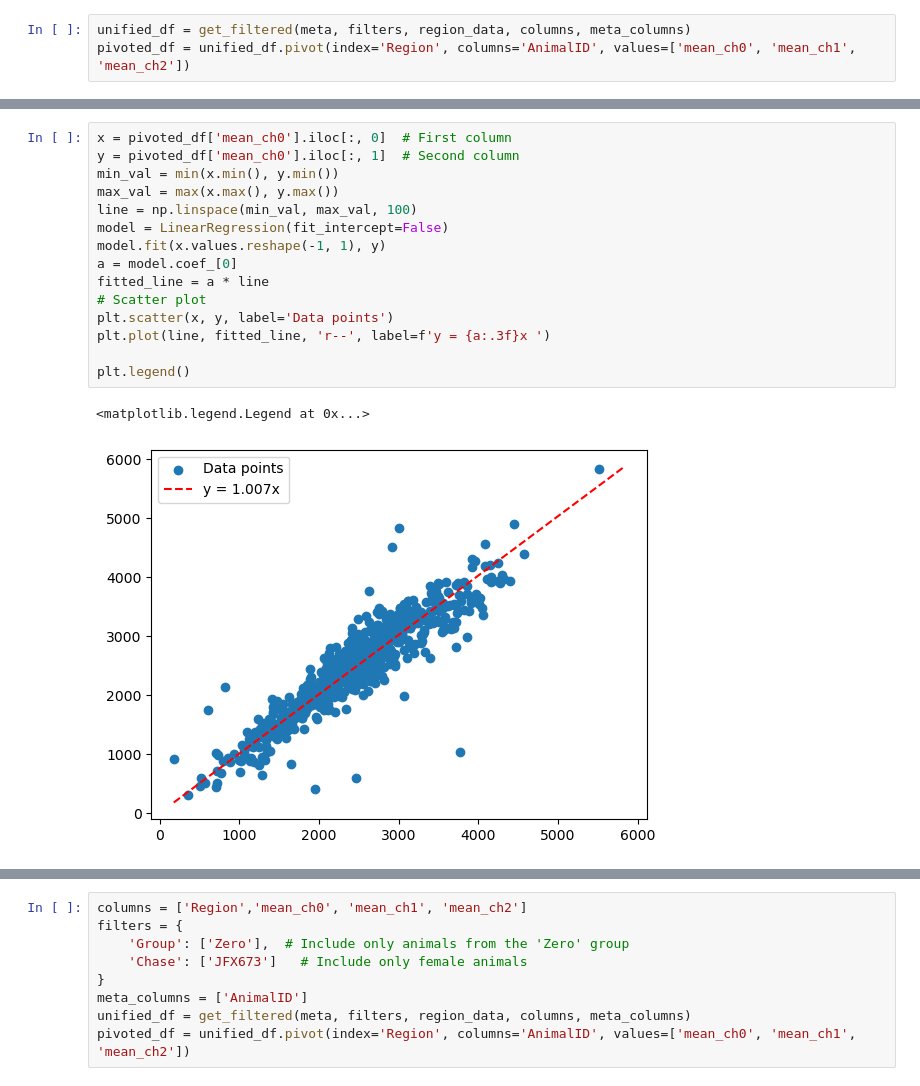
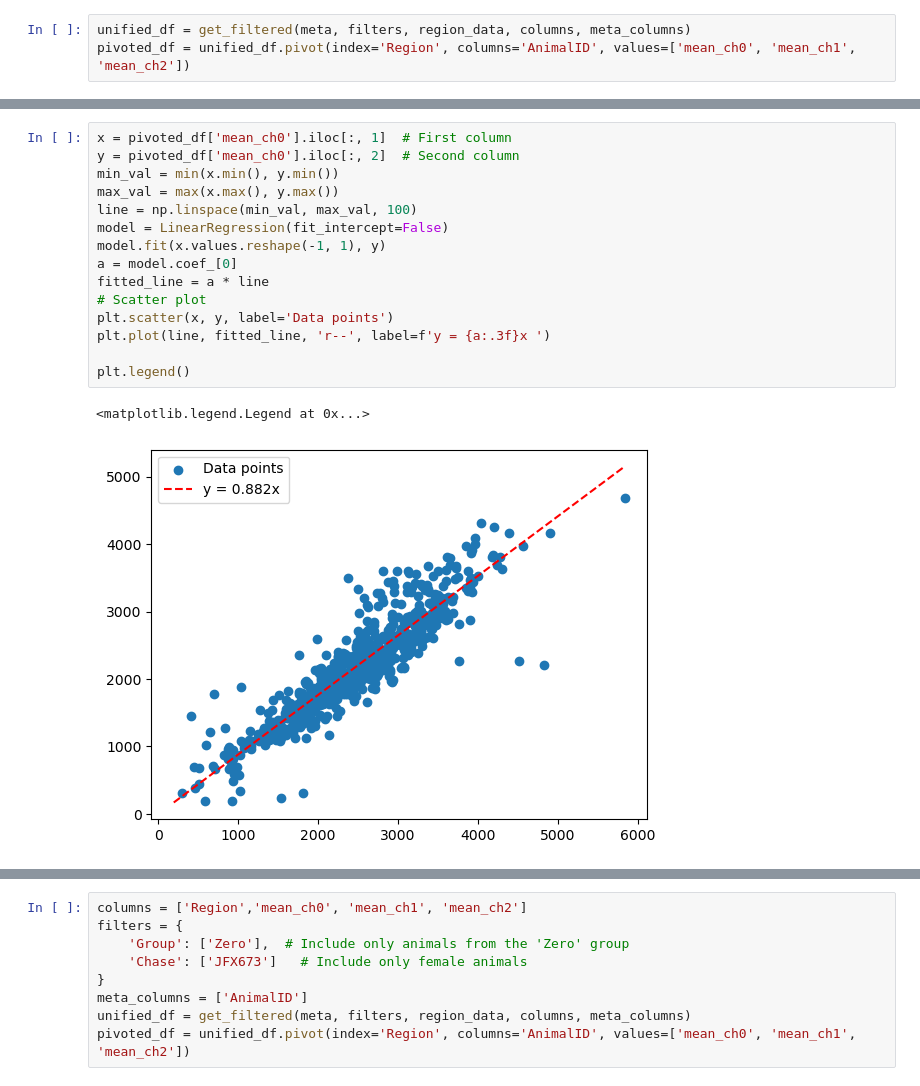
Before and after one commit to boazmohar/DELTA_iDISCO, a Jupyter notebook: src/Get_calibration.ipynb, the cells around one changed output, grey strips where cells are left out. Drawn from its saved outputs; the diff is of its cells as text.

```diff
--- a/src/Get_calibration.ipynb
+++ b/src/Get_calibration.ipynb
@@ -38,19 +81,19 @@ pivoted_df = unified_df.pivot(index='Region', columns='AnimalID', values=['mean_
 # %%
-x = pivoted_df['mean_ch0'].iloc[:, 0]  # First column
-y = pivoted_df['mean_ch0'].iloc[:, 1]  # Second column
+x = pivoted_df['mean_ch0'].iloc[:, 1]  # First column
+y = pivoted_df['mean_ch0'].iloc[:, 2]  # Second column
 min_val = min(x.min(), y.min())
 max_val = max(x.max(), y.max())
 line = np.linspace(min_val, max_val, 100)
 model = LinearRegression(fit_intercept=False)
 model.fit(x.values.reshape(-1, 1), y)
 a = model.coef_[0]
 fitted_line = a * line
 # Scatter plot
 plt.scatter(x, y, label='Data points')
 plt.plot(line, fitted_line, 'r--', label=f'y = {a:.3f}x ')
 
 plt.legend()
 # %% [output]
 <matplotlib.legend.Legend at 0x...>
-[figure, old version]
+[figure, new version]
 # %%
```
Also changed, not shown: parts of 13 cells of this notebook, 3 other files.
